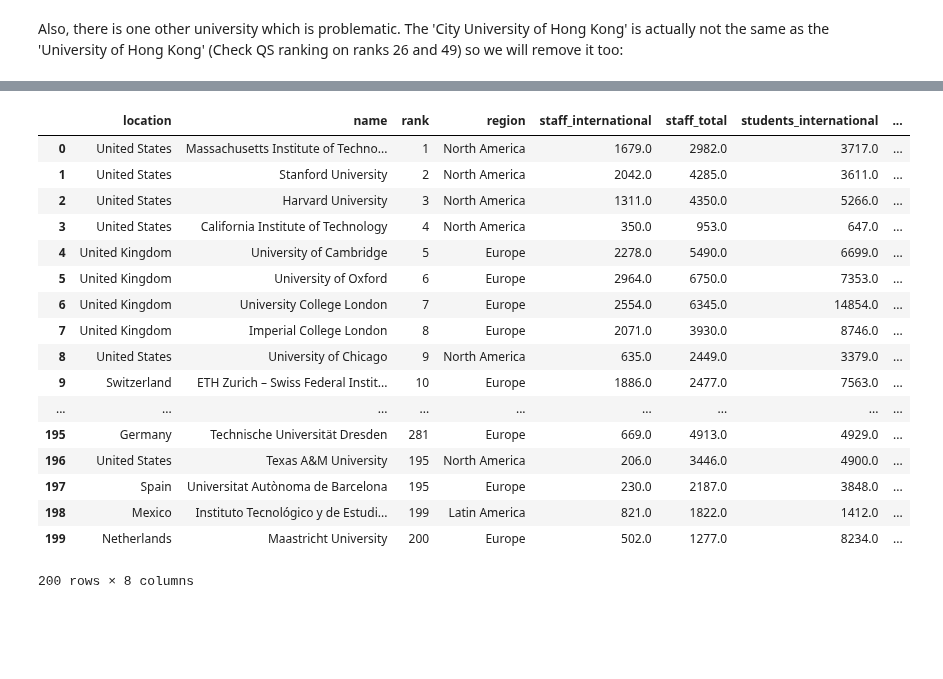
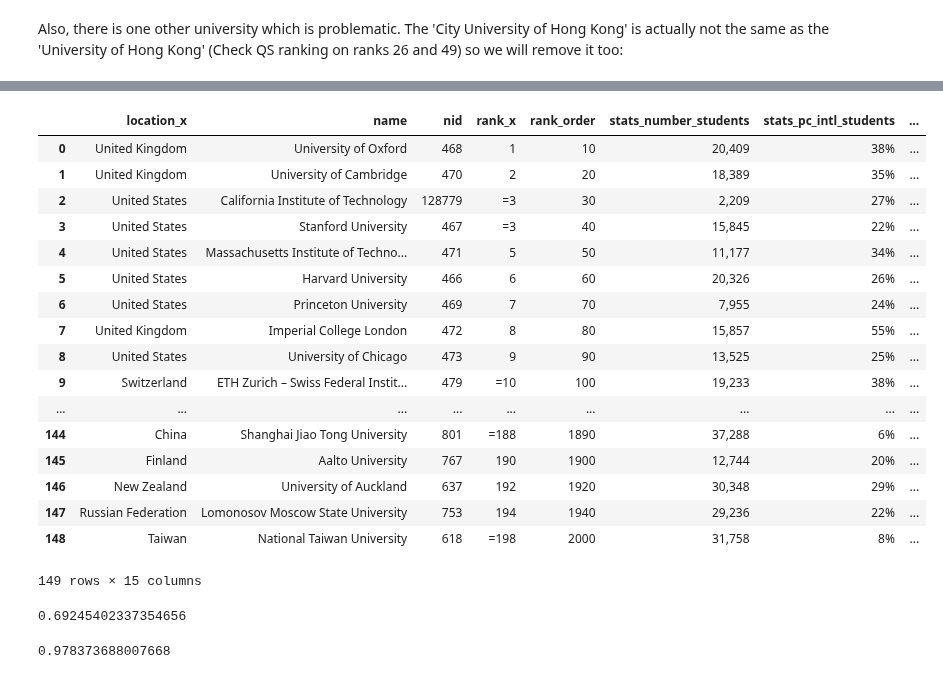
Before and after one commit to Victor-Palacios/epfl_ada, a Jupyter notebook: hw2/Homework_2.ipynb, the cells around one changed output, grey strips where cells are left out. Saved outputs shown, nothing was run; the diff lists cells and outputs as text; code cells hidden in the pictures; blank space fills up the shorter version.

Commit message:
Finished doing the aggregation stuff for Times ranking

```diff
--- a/hw2/Homework_2.ipynb
+++ b/hw2/Homework_2.ipynb
@@ -453,0 +456,4 @@ times_dataframe
+# %%
+times_dataframe.stats_number_students = times_dataframe.stats_number_students.map(lambda number : number.replace(",", "")).astype(int)
+times_dataframe["ratio_intl_students"] = (times_dataframe["stats_pc_intl_students"].map(lambda percentage : percentage[:-1]).astype(int) / 100)
+times_dataframe["students_international"] = (times_dataframe["stats_number_students"] * (times_dataframe["ratio_intl_students"])).astype(int)
@@ -453,0 +462,3 @@ times_dataframe
+# %%
+times_dataframe["staff_total"] = (times_dataframe["stats_number_students"] / times_dataframe["stats_student_staff_ratio"].astype(float)).astype(int)
+times_dataframe["staff_international"] = (times_dataframe["staff_total"] * (times_dataframe["ratio_intl_students"])).astype(int)
@@ -453,0 +467,2 @@ times_dataframe
+# %%
+times_dataframe = times_dataframe.rename(columns={"stats_number_students" : "students_total"})
@@ -453,0 +474,4 @@ times_dataframe
+# %%
+times_dataframe["stats_student_staff_ratio"] = times_dataframe["stats_student_staff_ratio"].astype(float)
+times_dataframe_ratio_staff = times_dataframe.sort_values('stats_student_staff_ratio')
+times_dataframe_ratio_staff
@@ -602,21 +709,23 @@ There are 47 joint universities with our strategy.
 # %%
-qs_dataframe.replace(to_replace={"name": dict((k, v) for k, v in matching_dict.items() if k != v)})
+qs_dataframe_rename = qs_dataframe.replace(to_replace={"name": dict((k, v) for k, v in matching_dict.items() if k != v)})
+joint_ranking = times_dataframe.merge(qs_dataframe_rename, on="name")
+joint_ranking
 # %% [output]
-|  | location | name | rank | region | staff_international | staff_total | students_international | ... |
-| 0 | United States | Massachusetts Institute of Techno... | 1 | North America | 1679.0 | 2982.0 | 3717.0 | ... |
-| 1 | United States | Stanford University | 2 | North America | 2042.0 | 4285.0 | 3611.0 | ... |
-| 2 | United States | Harvard University | 3 | North America | 1311.0 | 4350.0 | 5266.0 | ... |
-| 3 | United States | California Institute of Technology | 4 | North America | 350.0 | 953.0 | 647.0 | ... |
-| 4 | United Kingdom | University of Cambridge | 5 | Europe | 2278.0 | 5490.0 | 6699.0 | ... |
-| 5 | United Kingdom | University of Oxford | 6 | Europe | 2964.0 | 6750.0 | 7353.0 | ... |
-| 6 | United Kingdom | University College London | 7 | Europe | 2554.0 | 6345.0 | 14854.0 | ... |
-| 7 | United Kingdom | Imperial College London | 8 | Europe | 2071.0 | 3930.0 | 8746.0 | ... |
-| 8 | United States | University of Chicago | 9 | North America | 635.0 | 2449.0 | 3379.0 | ... |
-| 9 | Switzerland | ETH Zurich – Swiss Federal Instit... | 10 | Europe | 1886.0 | 2477.0 | 7563.0 | ... |
+|  | location_x | name | nid | rank_x | rank_order | stats_number_students | stats_pc_intl_students | ... |
+| 0 | United Kingdom | University of Oxford | 468 | 1 | 10 | 20,409 | 38% | ... |
+| 1 | United Kingdom | University of Cambridge | 470 | 2 | 20 | 18,389 | 35% | ... |
+| 2 | United States | California Institute of Technology | 128779 | =3 | 30 | 2,209 | 27% | ... |
+| 3 | United States | Stanford University | 467 | =3 | 40 | 15,845 | 22% | ... |
+| 4 | United States | Massachusetts Institute of Techno... | 471 | 5 | 50 | 11,177 | 34% | ... |
+| 5 | United States | Harvard University | 466 | 6 | 60 | 20,326 | 26% | ... |
+| 6 | United States | Princeton University | 469 | 7 | 70 | 7,955 | 24% | ... |
+| 7 | United Kingdom | Imperial College London | 472 | 8 | 80 | 15,857 | 55% | ... |
+| 8 | United States | University of Chicago | 473 | 9 | 90 | 13,525 | 25% | ... |
+| 9 | Switzerland | ETH Zurich – Swiss Federal Instit... | 479 | =10 | 100 | 19,233 | 38% | ... |
 | ... | ... | ... | ... | ... | ... | ... | ... | ... |
-| 195 | Germany | Technische Universität Dresden | 281 | Europe | 669.0 | 4913.0 | 4929.0 | ... |
-| 196 | United States | Texas A&M University | 195 | North America | 206.0 | 3446.0 | 4900.0 | ... |
-| 197 | Spain | Universitat Autònoma de Barcelona | 195 | Europe | 230.0 | 2187.0 | 3848.0 | ... |
-| 198 | Mexico | Instituto Tecnológico y de Estudi... | 199 | Latin America | 821.0 | 1822.0 | 1412.0 | ... |
-| 199 | Netherlands | Maastricht University | 200 | Europe | 502.0 | 1277.0 | 8234.0 | ... |
+| 144 | China | Shanghai Jiao Tong University | 801 | =188 | 1890 | 37,288 | 6% | ... |
+| 145 | Finland | Aalto University | 767 | 190 | 1900 | 12,744 | 20% | ... |
+| 146 | New Zealand | University of Auckland | 637 | 192 | 1920 | 30,348 | 29% | ... |
+| 147 | Russian Federation | Lomonosov Moscow State University | 753 | 194 | 1940 | 29,236 | 22% | ... |
+| 148 | Taiwan | National Taiwan University | 618 | =198 | 2000 | 31,758 | 8% | ... |
-200 rows × 8 columns
+149 rows × 15 columns
@@ -622,0 +735,4 @@ qs_dataframe.replace(to_replace={"name": dict((k, v) for k, v in matching_dict.i
+# %%
+joint_ranking.rank_order.corr(joint_ranking.rank_y)
+# %% [output]
+0.69245402337354656
@@ -622,0 +742,4 @@ qs_dataframe.replace(to_replace={"name": dict((k, v) for k, v in matching_dict.i
+# %%
+joint_ranking.stats_number_students.corr(joint_ranking.students_total)
+# %% [output]
+0.978373688007668
```
Also changed, not shown: parts of 34 cells of this notebook.
